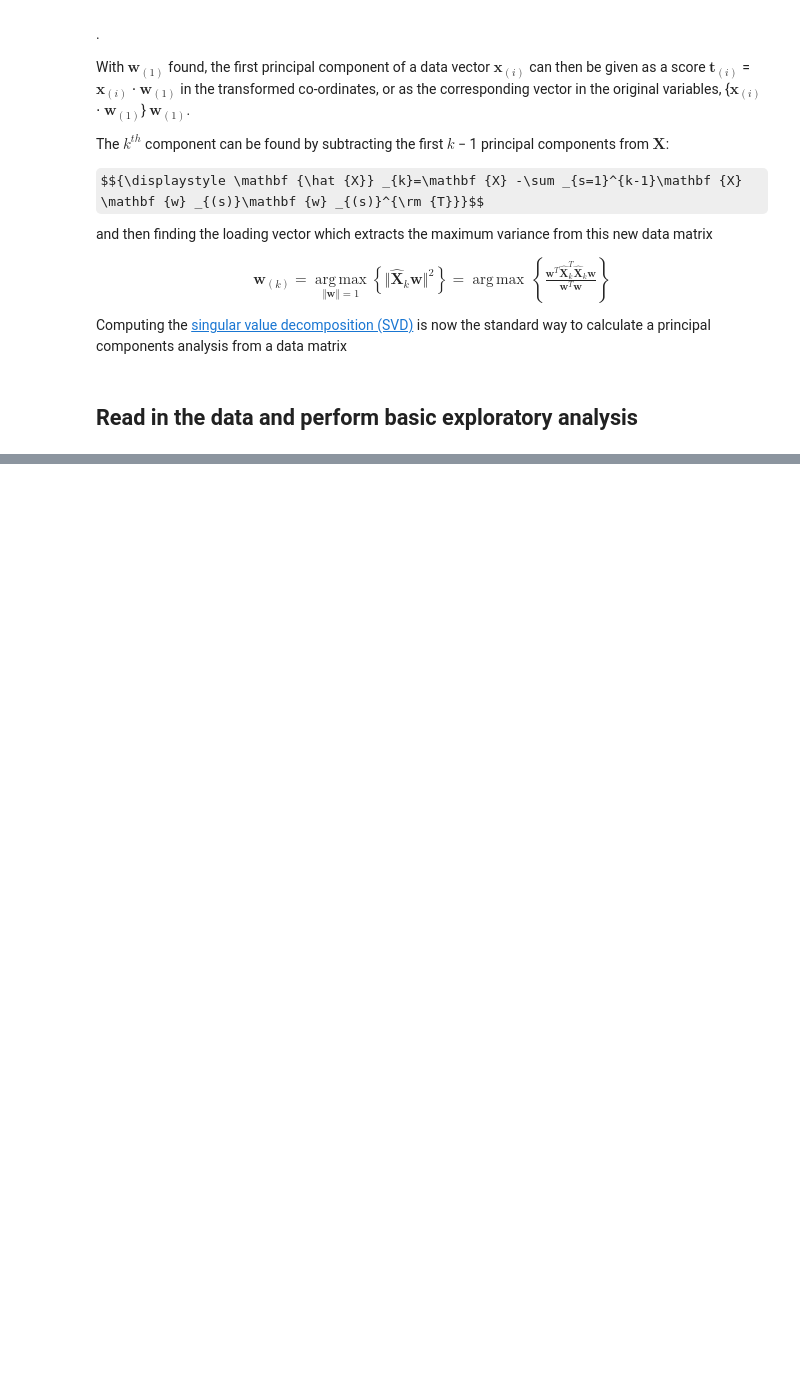
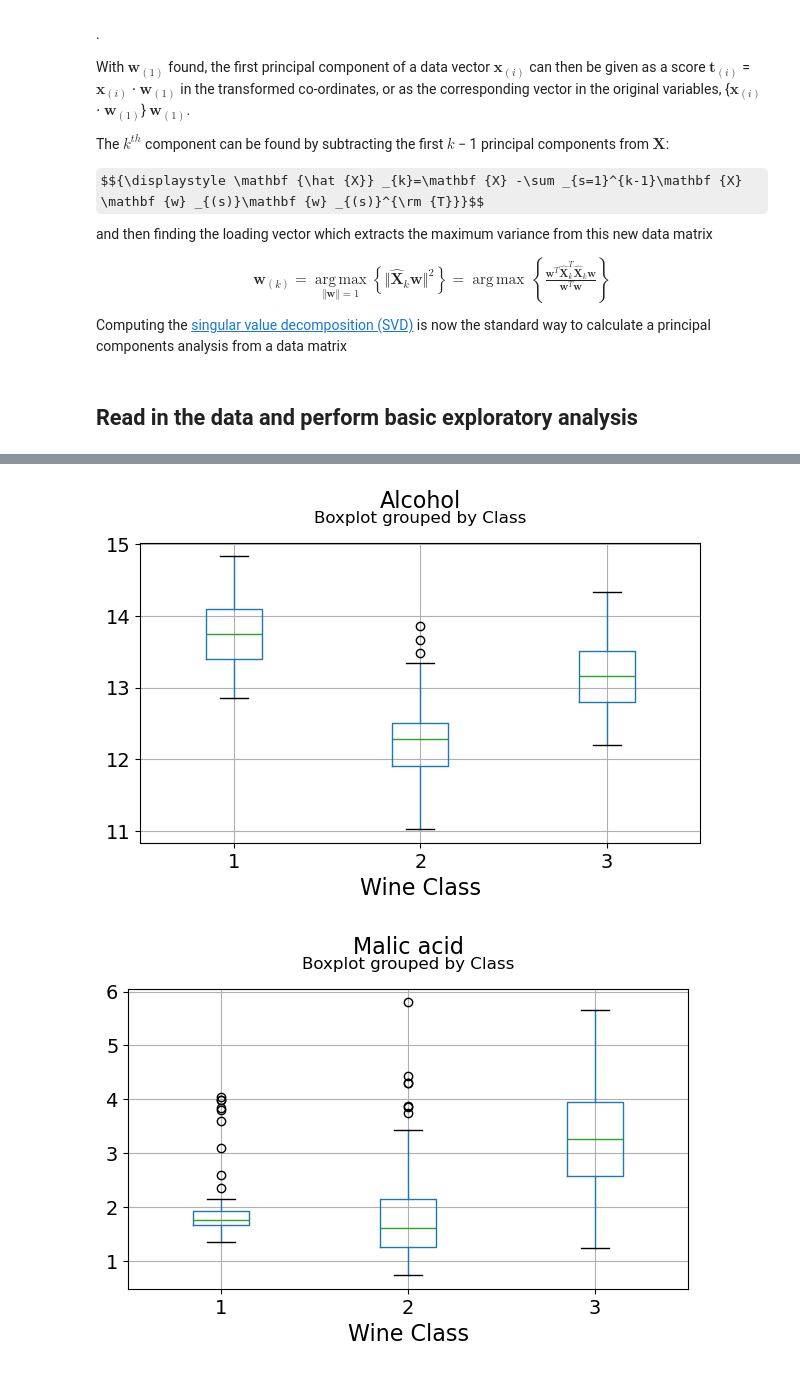
Before and after one commit to mayurasandakalum/ai-workshop-sliit, a Jupyter notebook: 8-PCA-wine.ipynb, the cells around one changed output, grey strips where cells are left out. Saved outputs shown, nothing was run; the diff lists cells and outputs as text; code cells hidden in the pictures; some formulas as TeX source; blank space fills up the shorter version.

```diff
--- a/8-PCA-wine.ipynb
+++ b/8-PCA-wine.ipynb
@@ -49,5 +49,5 @@ import matplotlib.pyplot as plt
 # %% [markdown]
 ## Read in the data and perform basic exploratory analysis
 # %%
-df = pd.read_csv('./Datasets/wine-data.csv')
+df = pd.read_excel('./Datasets/wine-data.xlsx')
 df.head(10)
@@ -53,0 +79,9 @@ df.head(10)
+# %%
+# box plot
+for c in df.columns[1:]:
+    df.boxplot(c,by='Class',figsize=(7,4),fontsize=14)
+    plt.title("{}\n".format(c),fontsize=16)
+    plt.xlabel("Wine Class", fontsize=16)
+# %% [output]
+[figure, added]
+[figure, added]
```
Also changed, not shown: parts of 8 cells of this notebook.
